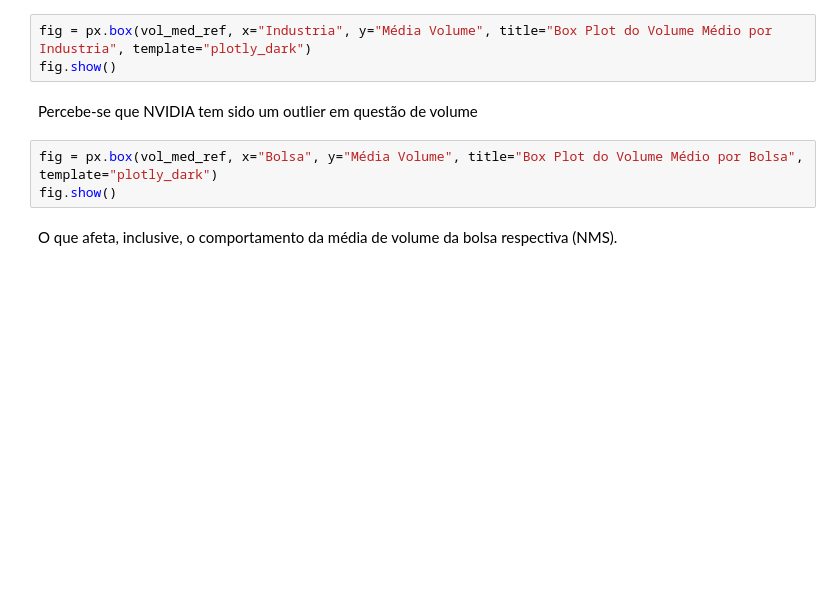
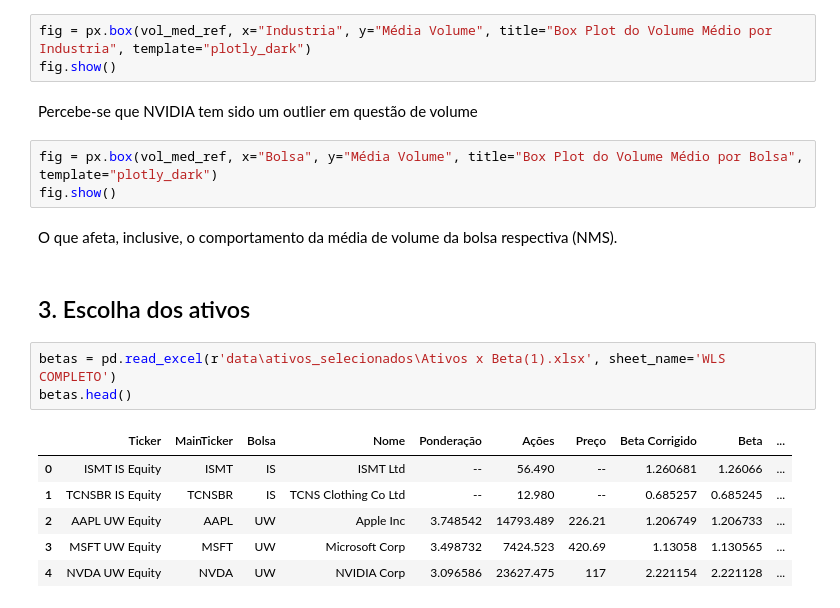
Before and after one commit to hevertonvalerio/Challenge-Bloomberg-Mack-AI, a Jupyter notebook: analise_acoes.ipynb, the cells around one changed output. Saved outputs shown, nothing was run; the diff lists cells and outputs as text; blank space fills up the shorter version.

Commit message:
Escolhidos os ativos

```diff
--- a/analise_acoes.ipynb
+++ b/analise_acoes.ipynb
@@ -142,3 +149,15 @@ fig = px.box(vol_med_ref, x="Bolsa", y="Média Volume", title="Box Plot do Volum
 fig.show()
 # %% [markdown]
 O que afeta, inclusive, o comportamento da média de volume da bolsa respectiva (NMS).
+# %% [markdown]
+## 3. Escolha dos ativos
+# %%
+betas = pd.read_excel(r'data\ativos_selecionados\Ativos x Beta(1).xlsx', sheet_name='WLS COMPLETO')
+betas.head()
+# %% [output]
+|  | Ticker | MainTicker | Bolsa | Nome | Ponderação | Ações | Preço | Beta Corrigido | Beta | ... |
+| 0 | ISMT IS Equity | ISMT | IS | ISMT Ltd | -- | 56.490 | -- | 1.260681 | 1.26066 | ... |
+| 1 | TCNSBR IS Equity | TCNSBR | IS | TCNS Clothing Co Ltd | -- | 12.980 | -- | 0.685257 | 0.685245 | ... |
+| 2 | AAPL UW Equity | AAPL | UW | Apple Inc | 3.748542 | 14793.489 | 226.21 | 1.206749 | 1.206733 | ... |
+| 3 | MSFT UW Equity | MSFT | UW | Microsoft Corp | 3.498732 | 7424.523 | 420.69 | 1.13058 | 1.130565 | ... |
+| 4 | NVDA UW Equity | NVDA | UW | NVIDIA Corp | 3.096586 | 23627.475 | 117 | 2.221154 | 2.221128 | ... |
```
Also changed, not shown: parts of 14 cells of this notebook, 3 other files.
